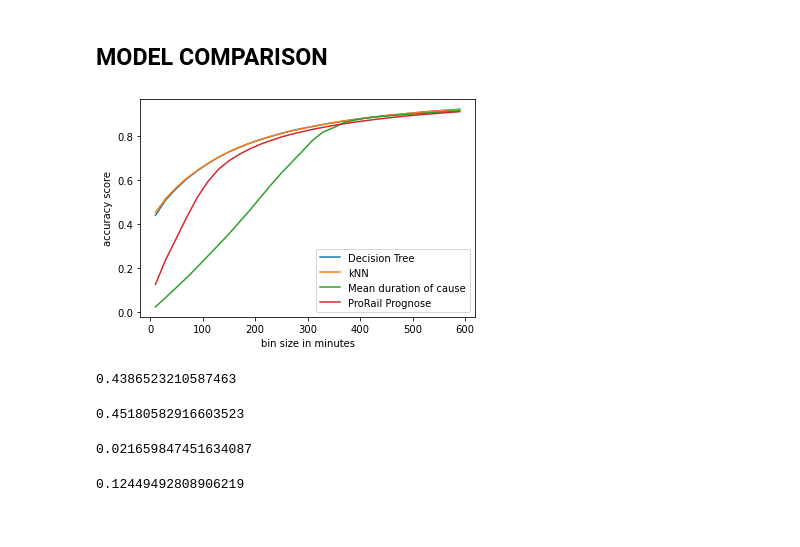
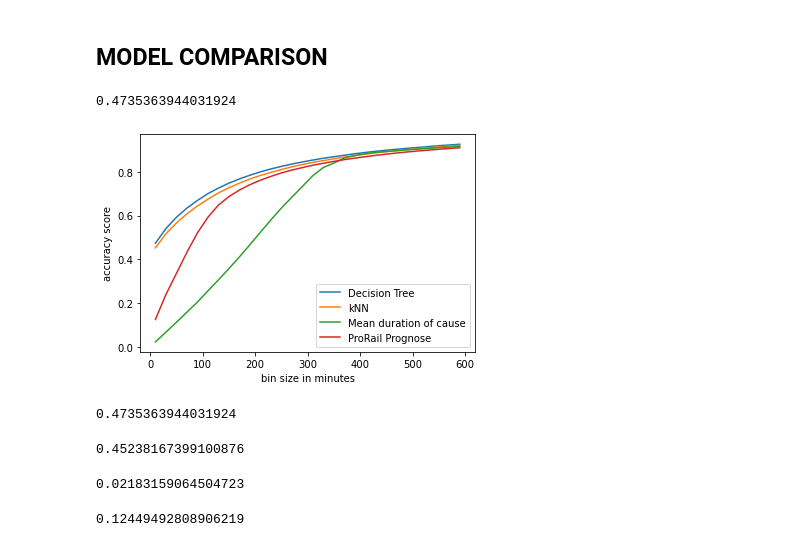
Before and after one commit to Verrem98/Prorail_project, a Jupyter notebook: base_model.ipynb, the cells around one changed output. Cells and saved outputs as stored; diff of their text form; code cells hidden in the pictures.

```diff
--- a/base_model.ipynb
+++ b/base_model.ipynb
@@ -120,10 +81,0 @@ mean_dur_df
-# %%
-def cause_predict(cause):
-
-    valid_causes = list(mean_dur_df.Oorzaak)
-    if cause in valid_causes:
-        estimate = float(mean_dur_df[mean_dur_df.Oorzaak == cause].stm_fh_duur)
-    else:
-        estimate = None
-
-    return estimate
@@ -182,11 +92,30 @@ bins = [x for x in range(0,900,error_margin)]
 labels = [x for x in range(1,len(bins))]
 
 df_co['duration_bin'] = pd.cut(df_co['stm_fh_duur'], bins = bins, labels=labels)
+# %%
+df_co = df_co[['Oorzaak','stm_equipm_nr_mld', 'stm_prioriteit', 'stm_km_tot_mld', 'stm_km_van_mld','stm_fh_duur', 'stm_progfh_in_duur','duration_bin', 'stm_rapportage_jaar','spring', 'summer','autumn','winter']].sample(frac = 1).dropna()
+# %%
+# svm, random forests en gaussion process classifier duren veels te lang op deze dataset
+X = df_co[['stm_equipm_nr_mld', 'stm_prioriteit', 'stm_km_tot_mld', 'stm_km_van_mld', 'stm_rapportage_jaar','spring', 'summer','autumn','winter']]
+y = df_co.duration_bin
+X = X.join(pd.get_dummies(df.stm_oorz_code)).dropna()
+X = X.join(pd.get_dummies(df.stm_equipm_soort_mld)).dropna()
+
+
+X_train_dt, X_test_dt, y_train_dt, y_test_dt = train_test_split(X, y, test_size=0.2)
+
+clf = DecisionTreeClassifier(random_state=0).fit(X_train_dt, y_train_dt)
+
+y_pred_dt = clf.predict(X_test_dt)
+
+accuracy_score(y_test_dt,y_pred_dt)
+# %% [output]
+0.4735363944031924
 # %%
-df_co = df_co[['Oorzaak','stm_equipm_nr_mld', 'stm_prioriteit', 'stm_km_tot_mld','stm_fh_duur', 'stm_progfh_in_duur','duration_bin', 'stm_rapportage_jaar','spring', 'summer','autumn','winter']].sample(frac = 1).dropna()
+
 X = df_co[['stm_equipm_nr_mld', 'stm_prioriteit', 'stm_km_tot_mld', 'stm_rapportage_jaar','spring', 'summer','autumn','winter']]
 y = df_co.duration_bin
 
 X_train, X_test, y_train, y_test = train_test_split(X, y, test_size=0.2)
 
-print(len(X_train))
+clf2 = KNeighborsClassifier(n_neighbors = 1).fit(X_train, y_train)
@@ -226,49 +146,49 @@ prog_df = prog_df[['duration_bin', 'prog_duration_bin']]
 # %%
 x_ax = [error_margin +(20*x) for x in range(0,30)]
 
-y1_ax = [get_accuracy(x, list(zip(list(y_test), list(clf.predict(X_test))))) for x in range(0,30)]
+y1_ax = [get_accuracy(x, list(zip(list(y_test_dt), list(clf.predict(X_test_dt))))) for x in range(0,30)]
 y2_ax = [get_accuracy(x, list(zip(list(y_test), list(clf2.predict(X_test))))) for x in range(0,30)]
 
 
 X = df_co['Oorzaak']
 y = df_co['duration_bin']
 
 X_train, X_test, y_train, y_test = train_test_split(X, y, test_size=0.2)
 
 y3_ax = [get_accuracy(x, list(zip(list(y_test), cause_predict(list(X_train), cause_df)))) for x in range(0,30)]
 
 
 y4_ax = [get_accuracy(x, list(zip(list(prog_df.duration_bin), list(prog_df.prog_duration_bin)))) for x in range(0,30)]
 
 
 plt.plot(x_ax,y1_ax, label = 'Decision Tree')
 plt.plot(x_ax,y2_ax, label = 'kNN')
 plt.plot(x_ax,y3_ax, label = 'Mean duration of cause')
 plt.plot(x_ax,y4_ax, label = 'ProRail Prognose')
 
 
 plt.xlabel('bin size in minutes')
 plt.ylabel('accuracy score')
 
 plt.legend()
 plt.show()
 # %% [output]
-[figure, old version]
+[figure, new version]
 # %%
 # chance to predict the right bin, decision tree
 y1_ax[0]
 # %% [output]
-0.4386523210587463
+0.4735363944031924
 # %%
 # chance to predict the right bin, KNN
 y2_ax[0]
 # %% [output]
-0.45180582916603523
+0.45238167399100876
 # %%
 # chance to predict the right bin, cause predict
 y3_ax[0]
 # %% [output]
-0.021659847451634087
+0.02183159064504723
 # %%
 # chance to predict the right bin, ProRail prognose
 y4_ax[0]
```
Also changed, not shown: parts of 21 cells of this notebook.
